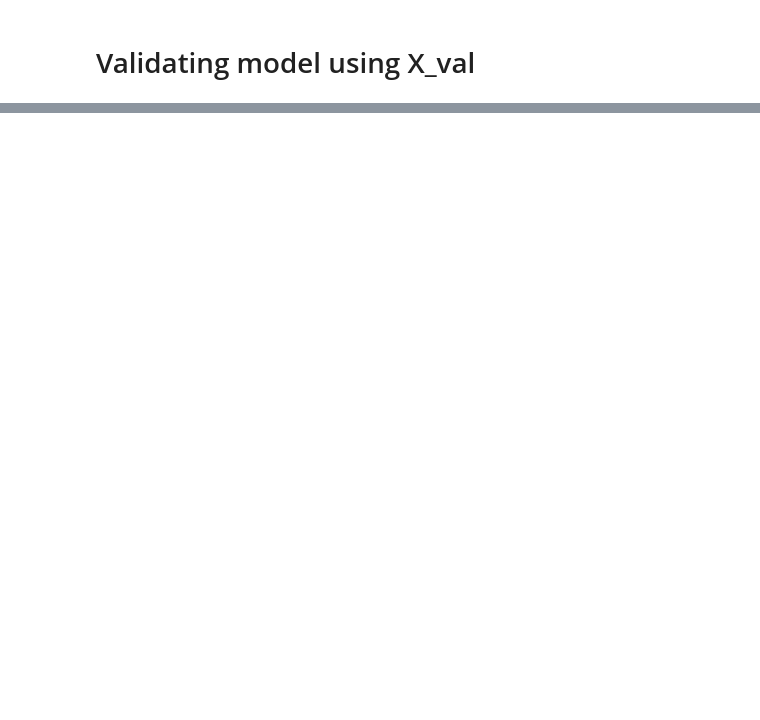
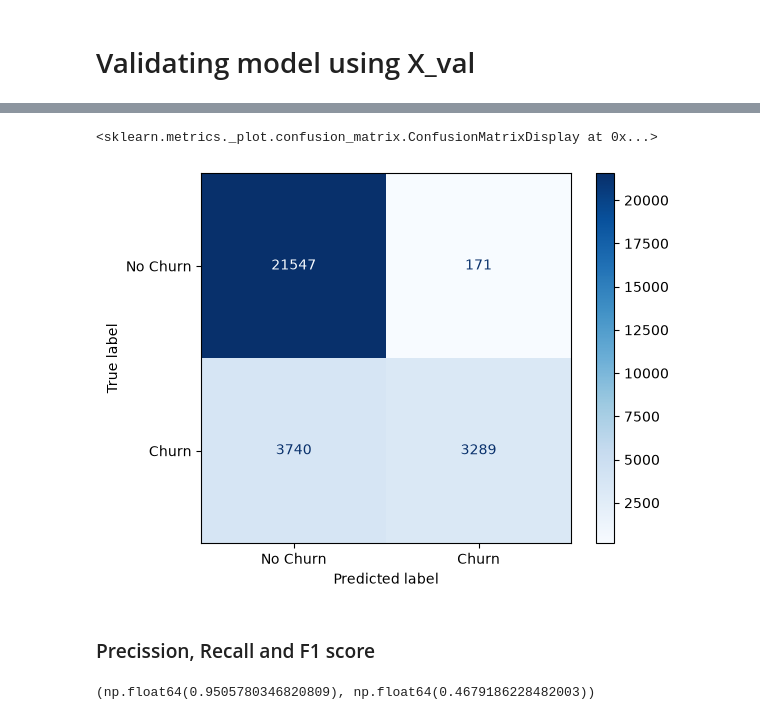
Before and after one commit to samisiraj/loan-default-prediction, a Jupyter notebook: notebooks/03_modelling.ipynb, the cells around one changed output, grey strips where cells are left out. Saved outputs shown, nothing was run; the diff lists cells and outputs as text; code cells hidden in the pictures; blank space fills up the shorter version.

```diff
--- a/notebooks/03_modelling.ipynb
+++ b/notebooks/03_modelling.ipynb
@@ -212,0 +241,17 @@ np.float64(0.2445124708665252)
+# %%
+from sklearn.metrics import confusion_matrix, ConfusionMatrixDisplay
+
+cm = confusion_matrix(y_val, y_val_pred >= best_t)
+disp = ConfusionMatrixDisplay(confusion_matrix=cm, display_labels=['No Churn', 'Churn'])
+disp.plot(cmap='Blues')
+# %% [output]
+<sklearn.metrics._plot.confusion_matrix.ConfusionMatrixDisplay at 0x...>
+[figure, added]
+# %% [markdown]
+### Precission, Recall and F1 score
+# %%
+precision = tp / (tp+fp)
+recall = tp/ (tp + fn)
+precision, recall
+# %% [output]
+(np.float64(0.9505780346820809), np.float64(0.4679186228482003))
```
Also changed, not shown: parts of 24 cells of this notebook, 3 other files.
